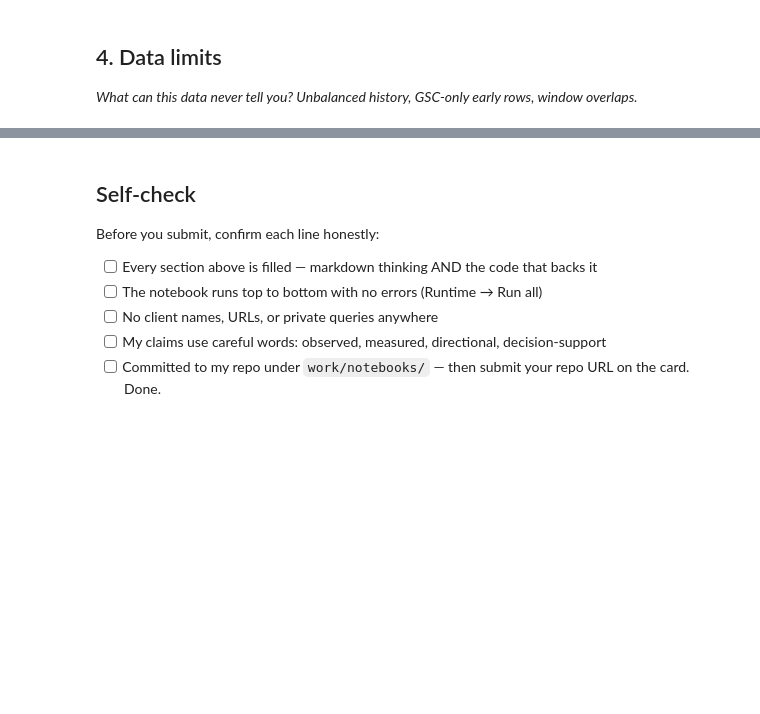
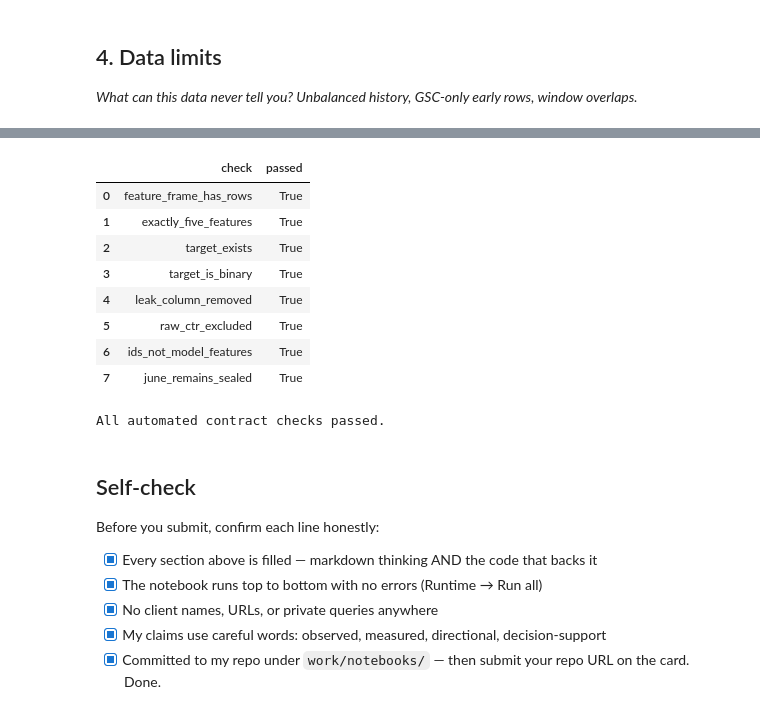
Before and after one commit to melikekaya01/flyrank-ml, a Jupyter notebook: work/notebooks/w03_data_contract.ipynb, the cells around one changed output, grey strips where cells are left out. Drawn from its saved outputs; the diff is of its cells as text; code cells hidden in the pictures; blank space fills up the shorter version.

```diff
--- a/work/notebooks/w03_data_contract.ipynb
+++ b/work/notebooks/w03_data_contract.ipynb
@@ -37,10 +705,74 @@ This skeleton is yours to fill. Work the sections **in order** — each one has
+# %%
+checks = {
+    "feature_frame_has_rows": len(final_feature_frame) > 0,
+
+    "exactly_five_features": len(honest_features) == 5,
+
+    "target_exists": (
+        target_column in final_feature_frame.columns
+    ),
+
+    "target_is_binary": set(
+        final_feature_frame[target_column]
+        .dropna()
+        .unique()
+    ).issubset({0, 1}),
+
+    "leak_column_removed": (
+        "leaked_label_copy"
+        not in final_feature_frame.columns
+    ),
+
+    "raw_ctr_excluded": (
+        "observed_ctr"
+        not in final_feature_frame.columns
+    ),
+
+    "ids_not_model_features": (
+        "client_hash_id" not in honest_features
+        and "content_hash_id" not in honest_features
+    ),
+
+    "june_remains_sealed": FEATURE_MONTH != "2026-06",
+}
+
+check_df = pd.DataFrame({
+    "check": list(checks.keys()),
+    "passed": list(checks.values()),
+})
+
+display(check_df)
+
+if all(checks.values()):
+    print("All automated contract checks passed.")
+else:
+    failed_checks = [
+        name
+        for name, passed in checks.items()
+        if not passed
+    ]
+
+    raise AssertionError(
+        f"Failed checks: {failed_checks}"
+    )
+# %% [output]
+|  | check | passed |
+| 0 | feature_frame_has_rows | True |
+| 1 | exactly_five_features | True |
+| 2 | target_exists | True |
+| 3 | target_is_binary | True |
+| 4 | leak_column_removed | True |
+| 5 | raw_ctr_excluded | True |
+| 6 | ids_not_model_features | True |
+| 7 | june_remains_sealed | True |
+All automated contract checks passed.
 # %% [markdown]
 ## Self-check
 
 Before you submit, confirm each line honestly:
 
-- [ ] Every section above is filled — markdown thinking AND the code that backs it
-- [ ] The notebook runs top to bottom with no errors (Runtime → Run all)
-- [ ] No client names, URLs, or private queries anywhere
-- [ ] My claims use careful words: observed, measured, directional, decision-support
-- [ ] Committed to my repo under `work/notebooks/` — then submit your repo URL on the card. Done.
+- [x] Every section above is filled — markdown thinking AND the code that backs it
+- [x] The notebook runs top to bottom with no errors (Runtime → Run all)
+- [x] No client names, URLs, or private queries anywhere
+- [x] My claims use careful words: observed, measured, directional, decision-support
+- [x] Committed to my repo under `work/notebooks/` — then submit your repo URL on the card. Done.
```
Also changed, not shown: parts of 27 cells of this notebook.
